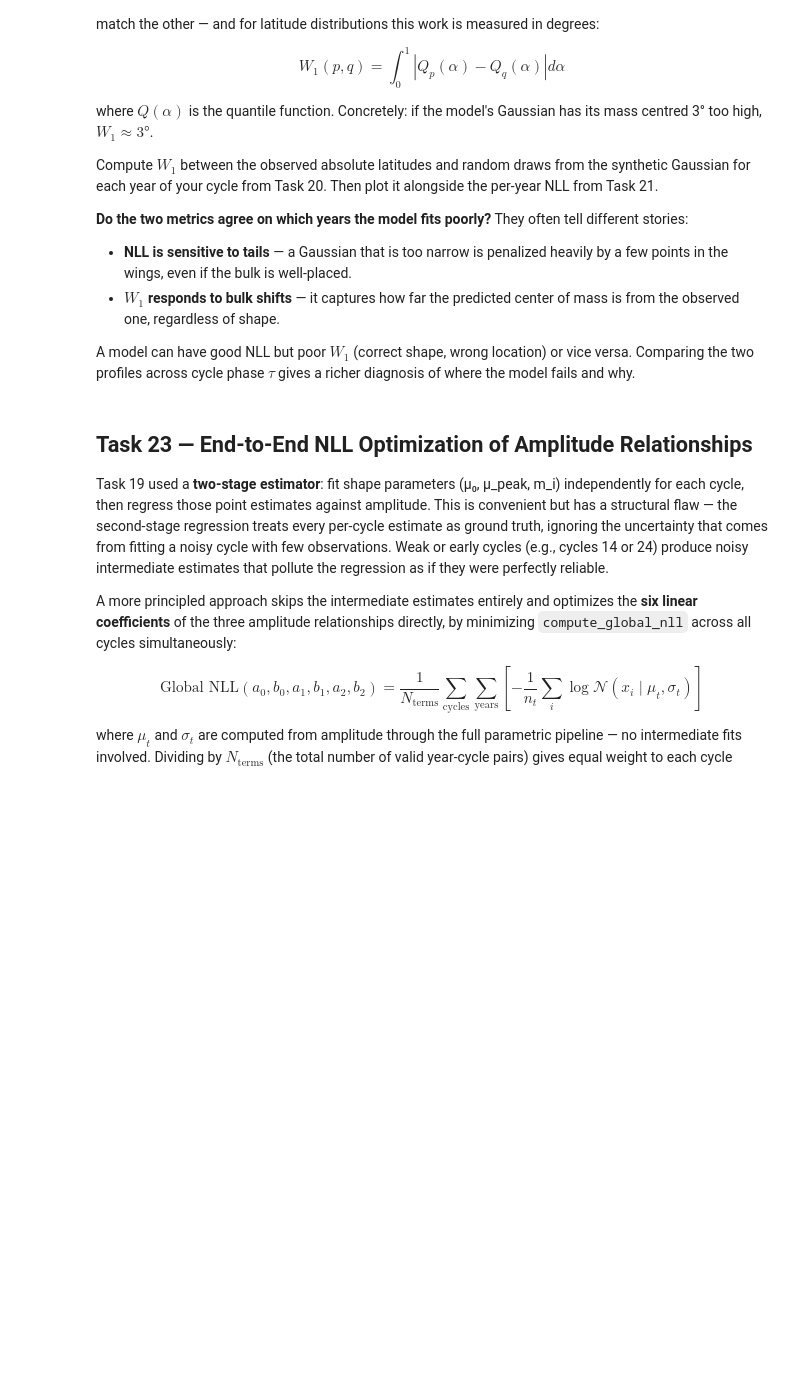
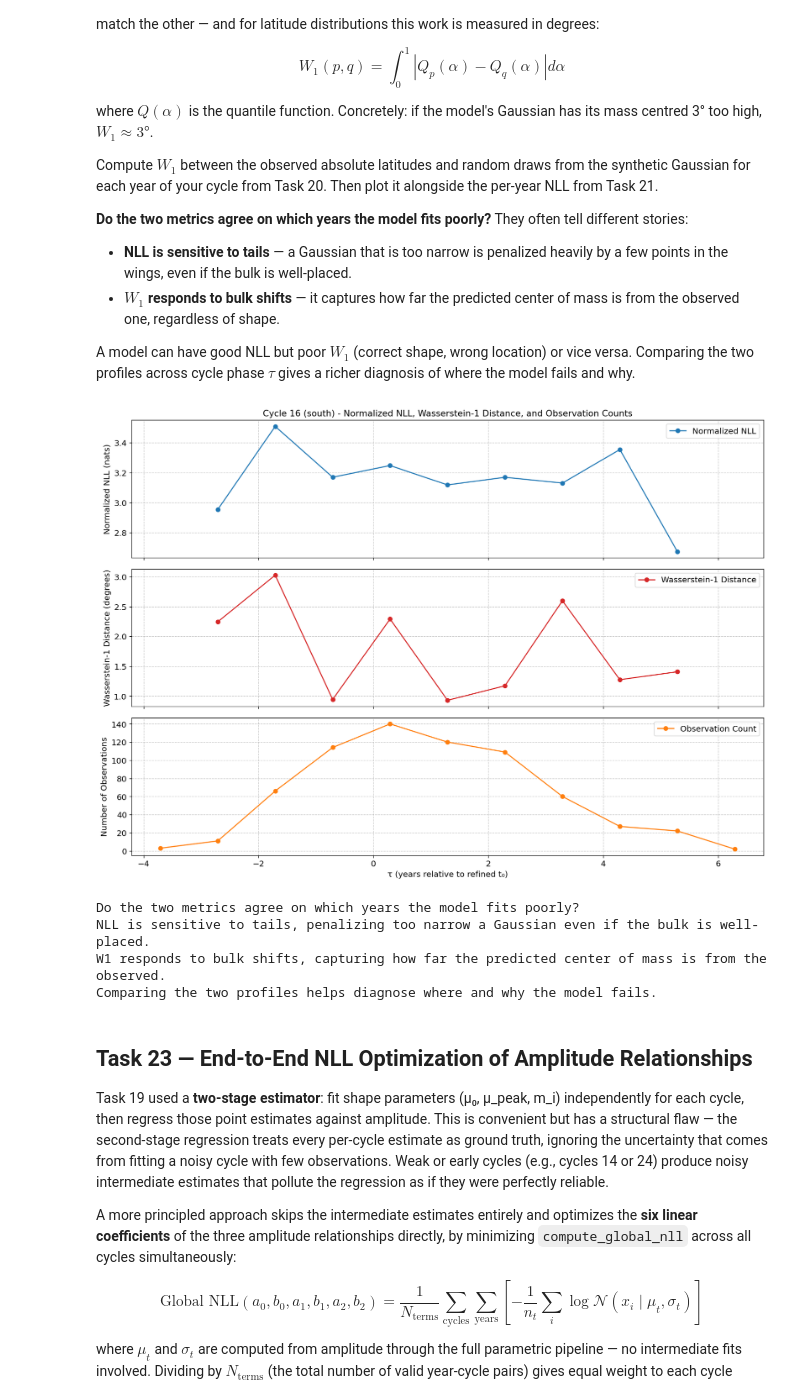
Before and after one commit to SwRI-IDEA-Lab/butterflai, a Jupyter notebook: weeks/week_06/06_2D_Wings_metrics.ipynb, the cells around one changed output. Cells and saved outputs as stored; diff of their text form; code cells hidden in the pictures; blank space fills up the shorter version.

```diff
--- a/weeks/week_06/06_2D_Wings_metrics.ipynb
+++ b/weeks/week_06/06_2D_Wings_metrics.ipynb
@@ -977,6 +1194,85 @@ Compute $W_1$ between the observed absolute latitudes and random draws from the
 A model can have good NLL but poor $W_1$ (correct shape, wrong location) or vice versa. Comparing the two profiles across cycle phase $\tau$ gives a richer diagnosis of where the model fails and why.
 # %%
 # Put your code here for Task 22.
+# %%
+from scipy.stats import wasserstein_distance
+
+# Seed for reproducibility of random draws
+np.random.seed(42)
+
+w1_per_year = []
+
+# Loop through each year in the synthetic data
+for i, yr in enumerate(year_ann):
+    # Get observed latitudes for the current year and hemisphere
+    yr_lats_observed = df_cyc_hemi.loc[df_cyc_hemi["year"] == yr, "abs_latitude"].values
+
+    # Predicted mean and standard deviation for the current year
+    mu_t = mu_ann[i]
+    sigma_t = sigma_ann[i]
+
+    # Skip years with too few observations or non-positive sigma_t for W1 calculation
+    if len(yr_lats_observed) < 5 or sigma_t <= 0:
+        w1_per_year.append(np.nan) # W1 is undefined or unreliable here
+        continue
+
+    # Generate random samples from the synthetic Gaussian
+    # We generate a number of samples equal to the observed count for a fair comparison
+    synthetic_samples = np.random.normal(loc=mu_t, scale=sigma_t, size=len(yr_lats_observed))
+
+    # Ensure absolute latitudes for comparison (W1 expects non-negative values if comparing abs_latitude)
+    # The predicted mu_t is already absolute, and samples will be around it.
+    # For the W1 calculation, we generally compare the distributions as they are.
+    # If the `abs_latitude` was used for mu/sigma directly, samples are already positive.
+    # If original latitude (with sign) was used, we would need to abs() the synthetic samples as well.
+    # Given `abs_latitude` was used for mu_ann, synthetic samples are already positive-ish.
+
+    # Calculate Wasserstein-1 distance
+    distance = wasserstein_distance(yr_lats_observed, synthetic_samples)
+    w1_per_year.append(distance)
+
+# Add W1 distances to the DataFrame
+nll_df['w1_dist'] = w1_per_year
+
+# Plotting
+fig, axes = plt.subplots(3, 1, figsize=(14, 10), sharex=True)
+
+# Plot NLL profile
+ax1 = axes[0]
+ax1.plot(nll_df['tau'], nll_df['nll'], 'o-', color='tab:blue', label='Normalized NLL')
+ax1.set_ylabel('Normalized NLL (nats)')
+ax1.set_title(f'Cycle {cycle_number} ({hemisphere}) - Normalized NLL, Wasserstein-1 Distance, and Observation Counts')
+ax1.grid(True, linestyle='--', alpha=0.7)
+ax1.legend()
+
+# Plot Wasserstein-1 Distance profile
+ax2 = axes[1]
+ax2.plot(nll_df['tau'], nll_df['w1_dist'], 'o-', color='tab:red', label='Wasserstein-1 Distance')
+ax2.set_ylabel('Wasserstein-1 Distance (degrees)')
+ax2.grid(True, linestyle='--', alpha=0.7)
+ax2.legend()
+
+# Plot observation counts
+ax3 = axes[2]
+ax3.plot(nll_df['tau'], nll_df['obs_count'], 'o-', color='tab:orange', label='Observation Count')
+ax3.set_xlabel('τ (years relative to refined t₀)')
+ax3.set_ylabel('Number of Observations')
+ax3.grid(True, linestyle='--', alpha=0.7)
+ax3.legend()
+
+plt.tight_layout()
+plt.show()
+
+print("\nDo the two metrics agree on which years the model fits poorly?")
+print("NLL is sensitive to tails, penalizing too narrow a Gaussian even if the bulk is well-placed.")
+print("W1 responds to bulk shifts, capturing how far the predicted center of mass is from the observed.")
+print("Comparing the two profiles helps diagnose where and why the model fails.")
+# %% [output]
+[figure, added]
+Do the two metrics agree on which years the model fits poorly?
+NLL is sensitive to tails, penalizing too narrow a Gaussian even if the bulk is well-placed.
+W1 responds to bulk shifts, capturing how far the predicted center of mass is from the observed.
+Comparing the two profiles helps diagnose where and why the model fails.
 # %% [markdown]
 ## Task 23 — End-to-End NLL Optimization of Amplitude Relationships
 
```
Also changed, not shown: parts of 20 cells of this notebook.
